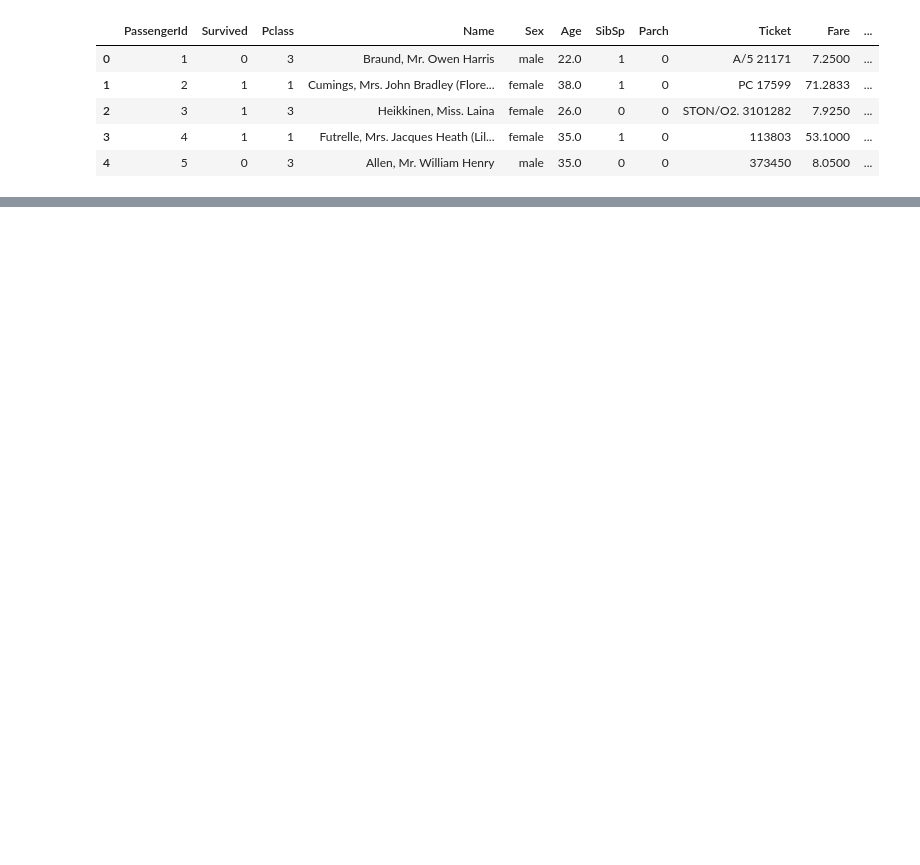
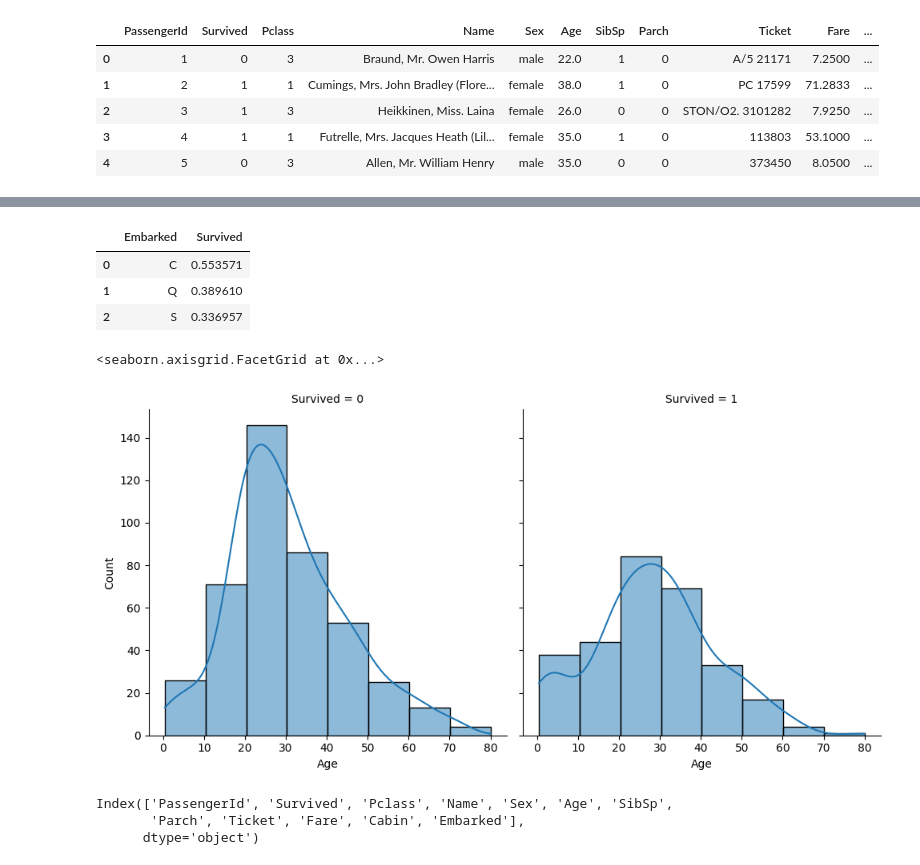
Before and after one commit to vicKituku/titanic-data-project, a Jupyter notebook: titanic.ipynb, the cells around one changed output, grey strips where cells are left out. Cells and saved outputs as stored; diff of their text form; code cells hidden in the pictures; blank space fills up the shorter version.

```diff
--- a/titanic.ipynb
+++ b/titanic.ipynb
@@ -23,7 +31,8 @@ from sklearn.model_selection import cross_val_score, StratifiedKFold, train_test
 # %%
 #Load Data
-titanic = pd.read_csv('./dataset/train.csv')
-titanic.head()
+train_df = pd.read_csv('./dataset/train.csv')
+test_df = train_df.copy()
+train_df.head()
 # %% [output]
 |  | PassengerId | Survived | Pclass | Name | Sex | Age | SibSp | Parch | Ticket | Fare | ... |
 | 0 | 1 | 0 | 3 | Braund, Mr. Owen Harris | male | 22.0 | 1 | 0 | A/5 21171 | 7.2500 | ... |
@@ -33,0 +120,4 @@ titanic.head()
+# %%
+train_df['Family_Size'] = train_df['SibSp'] + train_df['Parch'] + 1
+test_df['Family_Size'] = train_df['SibSp'] + train_df['Parch'] + 1
+train_df.head()
@@ -33,0 +144,4 @@ titanic.head()
+# %%
+family_map = {1:'Alone', 2:'Small',3:'Small', 4:'Small', 5:'Medium',6:'Medium',7:'Large',8:'Large',11:'Large'}
+train_df['Family_Size_Grouped'] = train_df['Family_Size'].map(family_map)
+train_df['Family_Size_Grouped'] = train_df['Family_Size'].map(family_map)
@@ -33,0 +170,18 @@ titanic.head()
+# %%
+train_df.groupby(['Embarked'], as_index= False)['Survived'].mean()
+# %% [output]
+|  | Embarked | Survived |
+| 0 | C | 0.553571 |
+| 1 | Q | 0.389610 |
+| 2 | S | 0.336957 |
+# %%
+sns.displot(data=train_df, x='Age', col='Survived', binwidth = 10,height = 5, kde = True)
+# %% [output]
+<seaborn.axisgrid.FacetGrid at 0x...>
+[figure, added]
+# %%
+train_df.columns
+# %% [output]
+Index(['PassengerId', 'Survived', 'Pclass', 'Name', 'Sex', 'Age', 'SibSp',
+       'Parch', 'Ticket', 'Fare', 'Cabin', 'Embarked'],
+      dtype='object')
```
Also changed, not shown: parts of 12 cells of this notebook.
